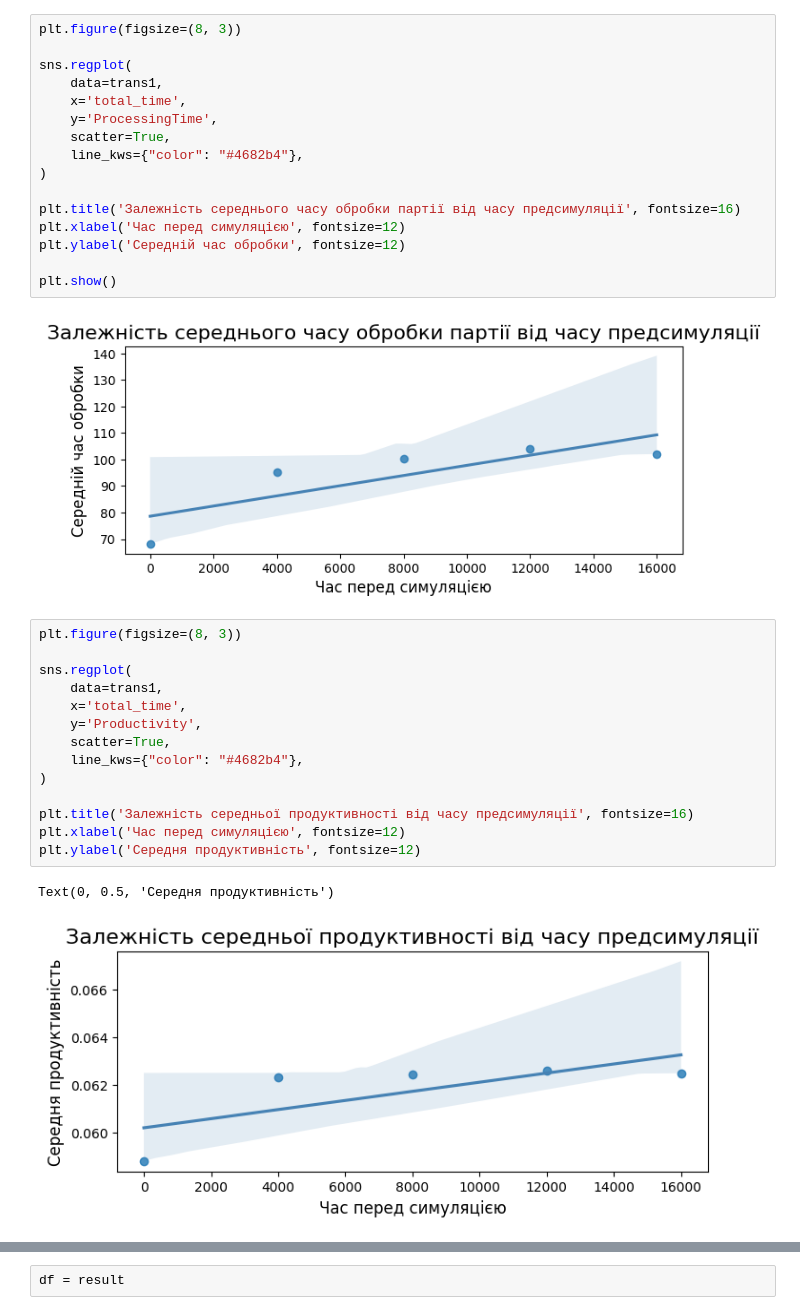
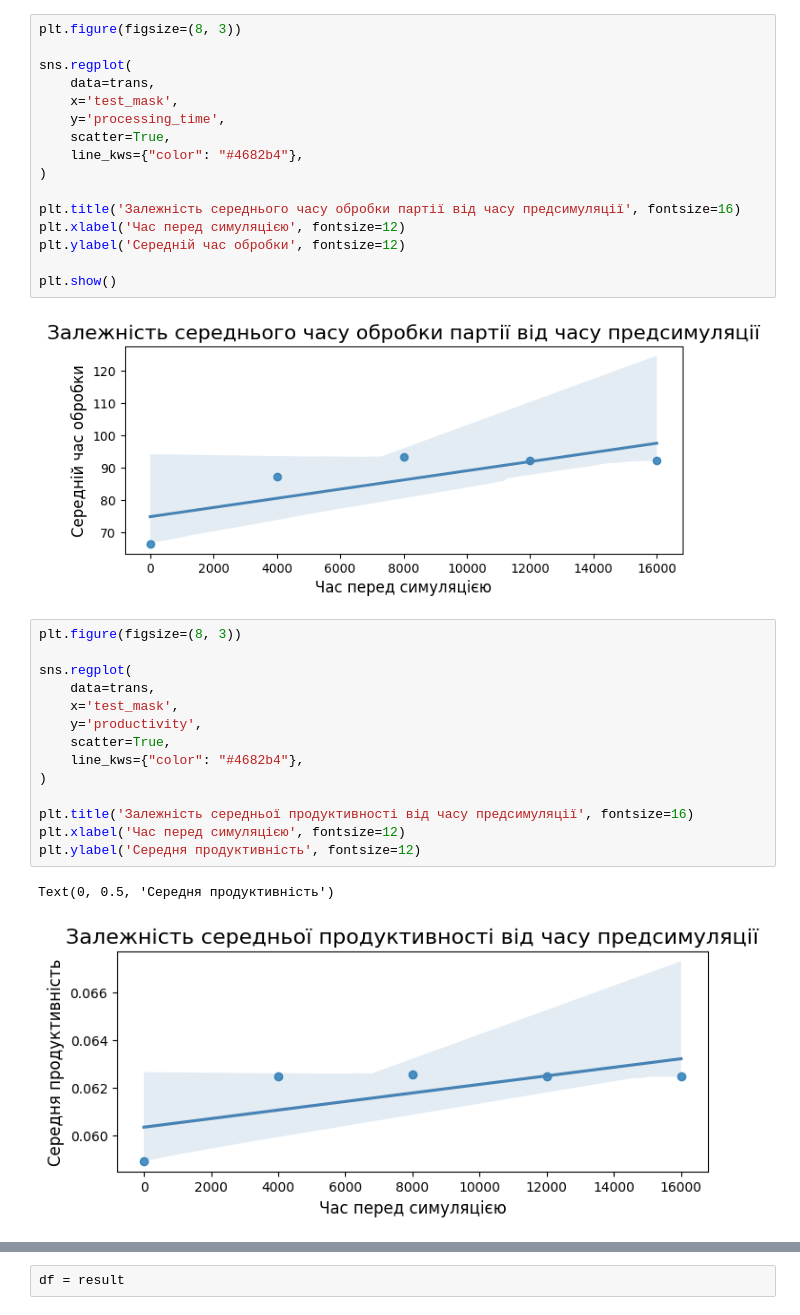
Before and after one commit to IP-14Nezdolii/SM_25, a Jupyter notebook: cursova/results.ipynb, the cells around one changed output, grey strips where cells are left out. Saved outputs shown, nothing was run; the diff lists cells and outputs as text.

```diff
--- a/cursova/results.ipynb
+++ b/cursova/results.ipynb
@@ -141,28 +78,28 @@ plt.show()
 # %%
 plt.figure(figsize=(8, 3))
 
 sns.regplot(
-    data=trans1,
-    x='total_time',
-    y='ProcessingTime',
+    data=trans,
+    x='test_mask',
+    y='processing_time',
     scatter=True,
     line_kws={"color": "#4682b4"},
 )
 
 plt.title('Залежність середнього часу обробки партії від часу предсимуляції', fontsize=16)
 plt.xlabel('Час перед симуляцією', fontsize=12)
 plt.ylabel('Середній час обробки', fontsize=12)
 
 plt.show()
 # %% [output]
-[figure, old version]
+[figure, new version]
 # %%
 plt.figure(figsize=(8, 3))
 
 sns.regplot(
-    data=trans1,
-    x='total_time',
-    y='Productivity',
+    data=trans,
+    x='test_mask',
+    y='productivity',
     scatter=True,
     line_kws={"color": "#4682b4"},
 )
@@ -172,7 +109,7 @@ plt.xlabel('Час перед симуляцією', fontsize=12)
 plt.ylabel('Середня продуктивність', fontsize=12)
 # %% [output]
 Text(0, 0.5, 'Середня продуктивність')
-[figure, old version]
+[figure, new version]
 # %%
 def get_result():
     filename = 'result'
```
Also changed, not shown: parts of 17 cells of this notebook, 8 other files.
